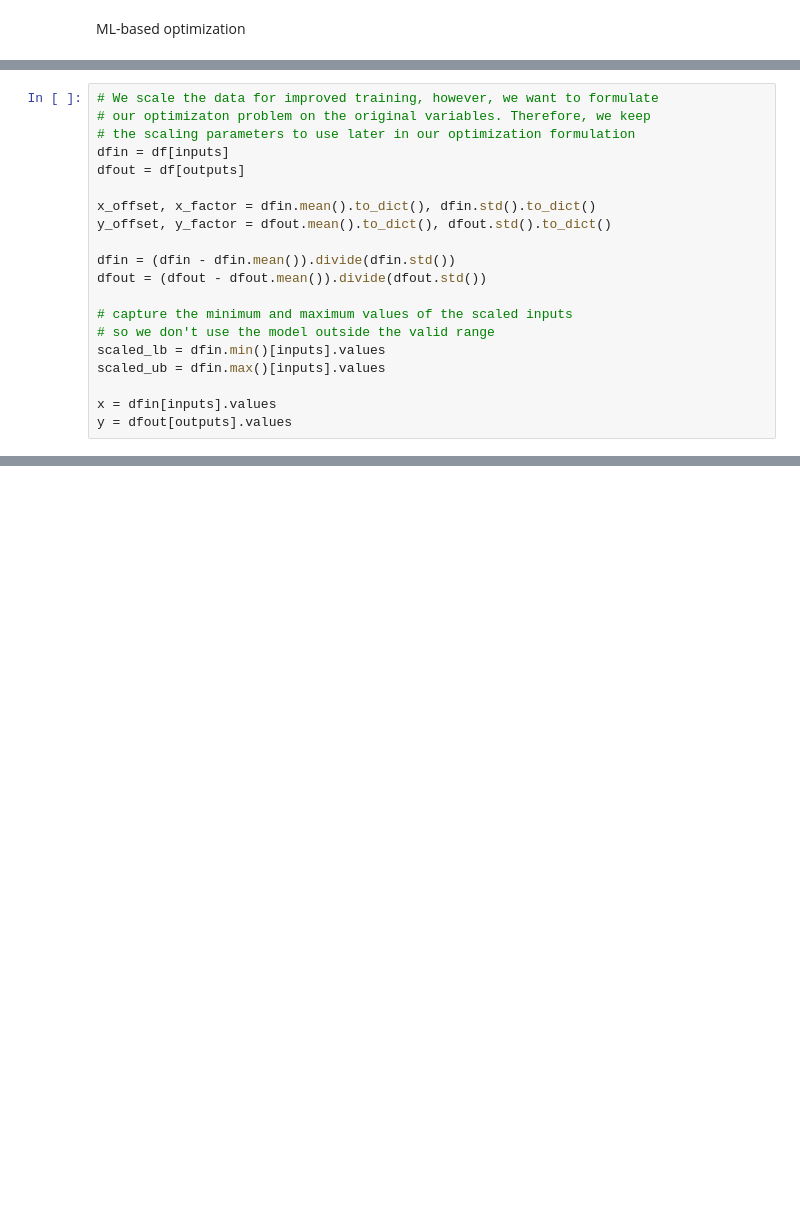
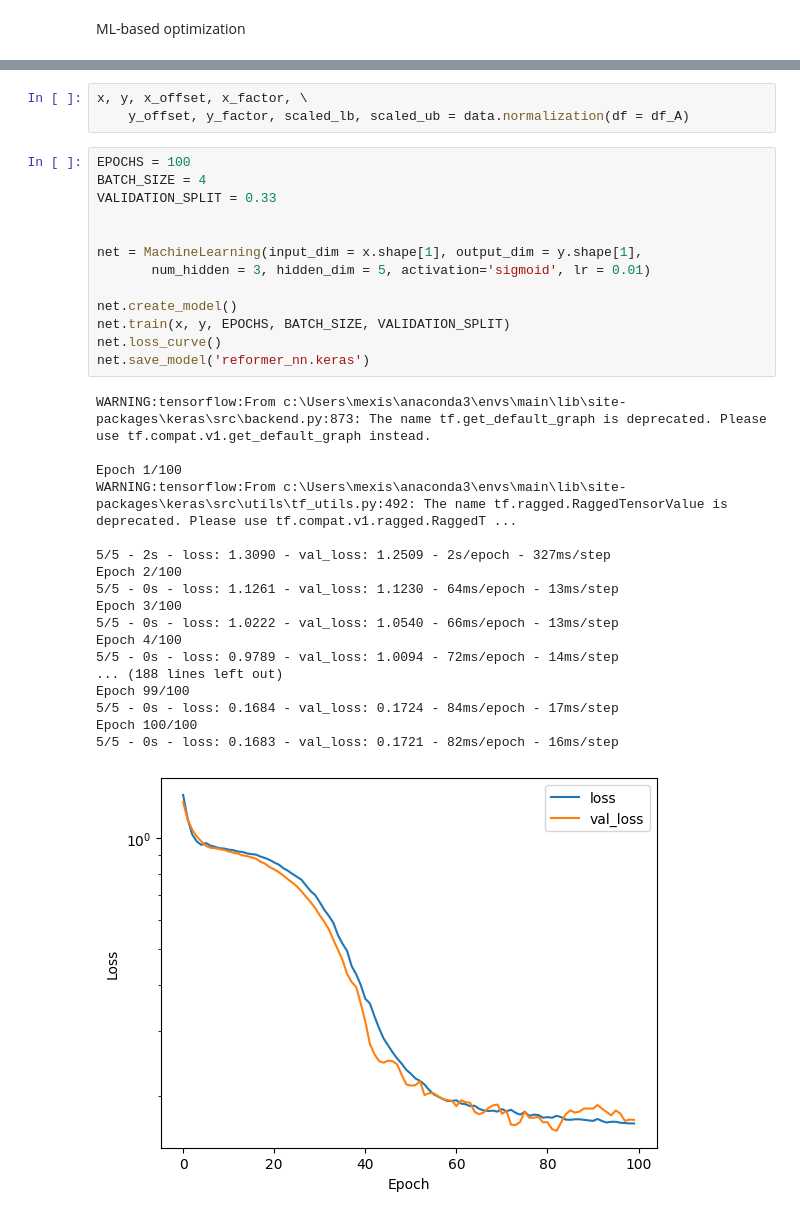
Before and after one commit to costasmexis/ML4OPT, a Jupyter notebook: strain_design.ipynb, the cells around one changed output, grey strips where cells are left out. Cells and saved outputs as stored; diff of their text form; blank space fills up the shorter version.

```diff
--- a/strain_design.ipynb
+++ b/strain_design.ipynb
@@ -44,20 +38,0 @@ outputs = ['Limonene']
-# %%
-# We scale the data for improved training, however, we want to formulate
-# our optimizaton problem on the original variables. Therefore, we keep
-# the scaling parameters to use later in our optimization formulation
-dfin = df[inputs]
-dfout = df[outputs]
-
-x_offset, x_factor = dfin.mean().to_dict(), dfin.std().to_dict()
-y_offset, y_factor = dfout.mean().to_dict(), dfout.std().to_dict()
-
-dfin = (dfin - dfin.mean()).divide(dfin.std())
-dfout = (dfout - dfout.mean()).divide(dfout.std())
-
-# capture the minimum and maximum values of the scaled inputs
-# so we don't use the model outside the valid range
-scaled_lb = dfin.min()[inputs].values
-scaled_ub = dfin.max()[inputs].values
-
-x = dfin[inputs].values
-y = dfout[outputs].values
@@ -140,0 +39,35 @@ ERG8_YEAST: 0.1899000251934946
+# %%
+x, y, x_offset, x_factor, \
+    y_offset, y_factor, scaled_lb, scaled_ub = data.normalization(df = df_A)
+# %%
+EPOCHS = 100
+BATCH_SIZE = 4
+VALIDATION_SPLIT = 0.33
+
+
+net = MachineLearning(input_dim = x.shape[1], output_dim = y.shape[1],
+       num_hidden = 3, hidden_dim = 5, activation='sigmoid', lr = 0.01)
+
+net.create_model()
+net.train(x, y, EPOCHS, BATCH_SIZE, VALIDATION_SPLIT)
+net.loss_curve()
+net.save_model('reformer_nn.keras')
+# %% [output]
+WARNING:tensorflow:From c:\Users\mexis\anaconda3\envs\main\lib\site-packages\keras\src\backend.py:873: The name tf.get_default_graph is deprecated. Please use tf.compat.v1.get_default_graph instead.
+
+Epoch 1/100
+WARNING:tensorflow:From c:\Users\mexis\anaconda3\envs\main\lib\site-packages\keras\src\utils\tf_utils.py:492: The name tf.ragged.RaggedTensorValue is deprecated. Please use tf.compat.v1.ragged.RaggedT ...
+
+5/5 - 2s - loss: 1.3090 - val_loss: 1.2509 - 2s/epoch - 327ms/step
+Epoch 2/100
+5/5 - 0s - loss: 1.1261 - val_loss: 1.1230 - 64ms/epoch - 13ms/step
+Epoch 3/100
+5/5 - 0s - loss: 1.0222 - val_loss: 1.0540 - 66ms/epoch - 13ms/step
+Epoch 4/100
+5/5 - 0s - loss: 0.9789 - val_loss: 1.0094 - 72ms/epoch - 14ms/step
+... (188 lines left out)
+Epoch 99/100
+5/5 - 0s - loss: 0.1684 - val_loss: 0.1724 - 84ms/epoch - 17ms/step
+Epoch 100/100
+5/5 - 0s - loss: 0.1683 - val_loss: 0.1721 - 82ms/epoch - 16ms/step
+[figure, added]
```
Also changed, not shown: parts of 11 cells of this notebook.
